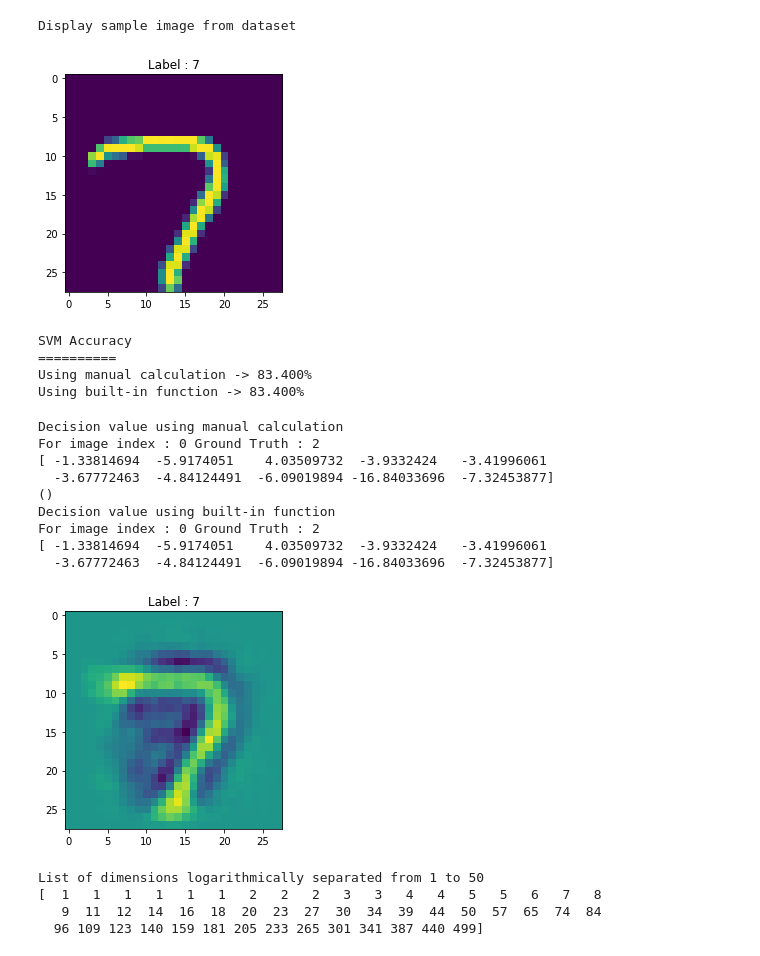
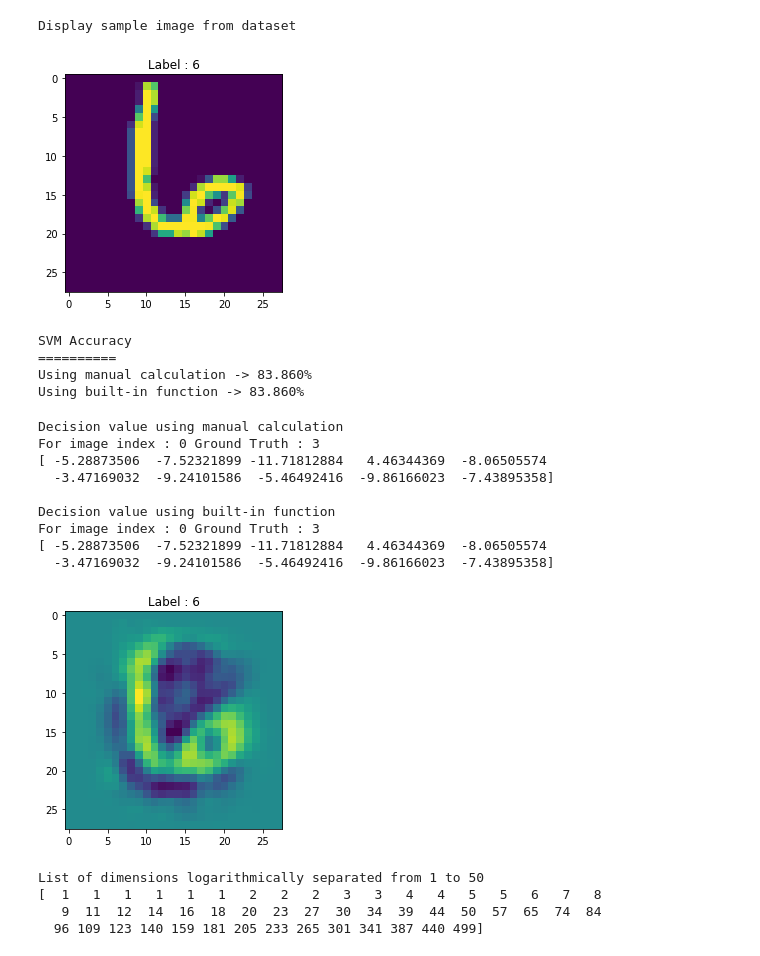
Before and after one commit to oya163/Machine-Learning-HW, a Jupyter notebook: dimension-reduction.ipynb, the cells around one changed output. Saved outputs shown, nothing was run; the diff lists cells and outputs as text; code cells hidden in the pictures.

```diff
--- a/dimension-reduction.ipynb
+++ b/dimension-reduction.ipynb
@@ -24,25 +24,25 @@ classes = [1,6]
 all_classes = [0,1,2,3,4,5,6,7,8,9]
 
 # Number of images to be selected from each_class
-each_class=100
+each_class=300
 
 # Dataset Loader
 class MnistDataset(object):
     def __init__(self, csv_file, classes=classes, each_class=0, sort=False, rand=False):
         df = pd.read_csv(csv_file)
 
-#         # To randomly sample data training/testing dataset
-#         if rand:
-#             raw_data = df.sample(each_class * len(classes))
-#         else:
-#             raw_data = df.loc[df['label'].isin(classes)]
+        # To randomly sample data training/testing dataset
+        if rand:
+            raw_data = df.sample(each_class * len(classes))
+        else:
+            raw_data = df.loc[df['label'].isin(classes)]
 
-#         if each_class > 0 and sort:
-#             self.data = raw_data.groupby('label').head(each_class).sort_values(['label'])
-#         elif each_class > 0 and not sort:
-#             self.data = raw_data.groupby('label').head(each_class)
-#         else:
-        self.data = df.sample(1000)
+        if each_class > 0 and sort:
+            self.data = raw_data.groupby('label').head(each_class).sort_values(['label'])
+        elif each_class > 0 and not sort:
+            self.data = raw_data.groupby('label').head(each_class)
+        else:
+            self.data = raw_data
         self.label = self.data.iloc[:,0]
         self.image = self.data.iloc[:,1:]
 
@@ -50,8 +50,8 @@ class MnistDataset(object):
         return len(self.data)
 # %%
 # Load dataset
-train_dataset = MnistDataset('./data/train.csv',classes=all_classes,each_class=each_class,rand=True)
-test_dataset = MnistDataset('./data/test.csv',classes=all_classes,each_class=each_class,rand=True)
+train_dataset = MnistDataset('../data/train.csv',classes=all_classes,each_class=each_class,rand=True)
+test_dataset = MnistDataset('../data/test.csv',classes=all_classes,each_class=each_class,rand=True)
 
 # Convert dataframe to nd-array
 train_images = train_dataset.image.values
@@ -83,7 +83,7 @@ print('Display sample image from dataset')
 display(train_images[1],train_labels[1])
 # %% [output]
 Display sample image from dataset
-[figure, old version]
+[figure, new version]
 # %%
 '''
     Usage of SVM
@@ -104,8 +104,8 @@ calc_accuracy()
 # %% [output]
 SVM Accuracy
 ==========
-Using manual calculation -> 83.400%
-Using built-in function -> 83.400%
+Using manual calculation -> 83.860%
+Using built-in function -> 83.860%
 # %%
 def calc_decision_values(x):
     '''
@@ -133,47 +133,45 @@ def calc_decision_values(x):
 calc_decision_values(0)
 # %% [output]
 Decision value using manual calculation
-For image index : 0 Ground Truth : 2
-[ -1.33814694  -5.9174051    4.03509732  -3.9332424   -3.41996061
-  -3.67772463  -4.84124491  -6.09019894 -16.84033696  -7.32453877]
-()
+For image index : 0 Ground Truth : 3
+[ -5.28873506  -7.52321899 -11.71812884   4.46344369  -8.06505574
+  -3.47169032  -9.24101586  -5.46492416  -9.86166023  -7.43895358]
+
 Decision value using built-in function
-For image index : 0 Ground Truth : 2
-[ -1.33814694  -5.9174051    4.03509732  -3.9332424   -3.41996061
-  -3.67772463  -4.84124491  -6.09019894 -16.84033696  -7.32453877]
+For image index : 0 Ground Truth : 3
+[ -5.28873506  -7.52321899 -11.71812884   4.46344369  -8.06505574
+  -3.47169032  -9.24101586  -5.46492416  -9.86166023  -7.43895358]
 # %%
 '''
-    Mean vector
+    Subtract mean
 '''
-# mew = np.array((train_images.shape[1],1))
-# mew = train_images.sum(axis=0)/train_images.shape[0]
 mu_train = np.mean(train_images, axis=0)
 train_images = train_images - mu_train
 
 mu_test = np.mean(test_images, axis=0)
 test_images = test_images - mu_test
 
 '''
     ***********************
     USE SVD
     Dimension is reduced to 50
     by assigning zeros to remaning
     s[50:0] = 0
     ***********************
 
 '''
 U,s,V = np.linalg.svd(train_images, full_matrices=False)
 reduced_s = s
 reduced_s[50:] = 0
 S = np.diag(reduced_s)
 # Reconstruction
 final_X = np.dot(U, S.dot(V))
 
 # data to be displayed
 num = 1
 display(final_X[num],train_labels[num])
 # %% [output]
-[figure, old version]
+[figure, new version]
 # %%
 '''
     Scaling images from 0 to 1
```
Also changed, not shown: parts of 6 cells of this notebook, 4 other files.
